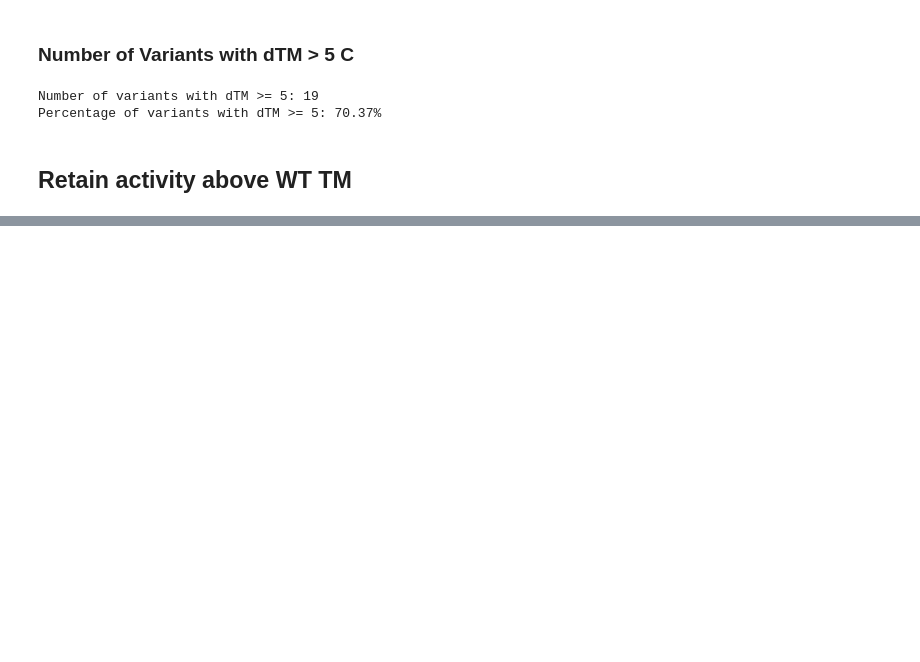
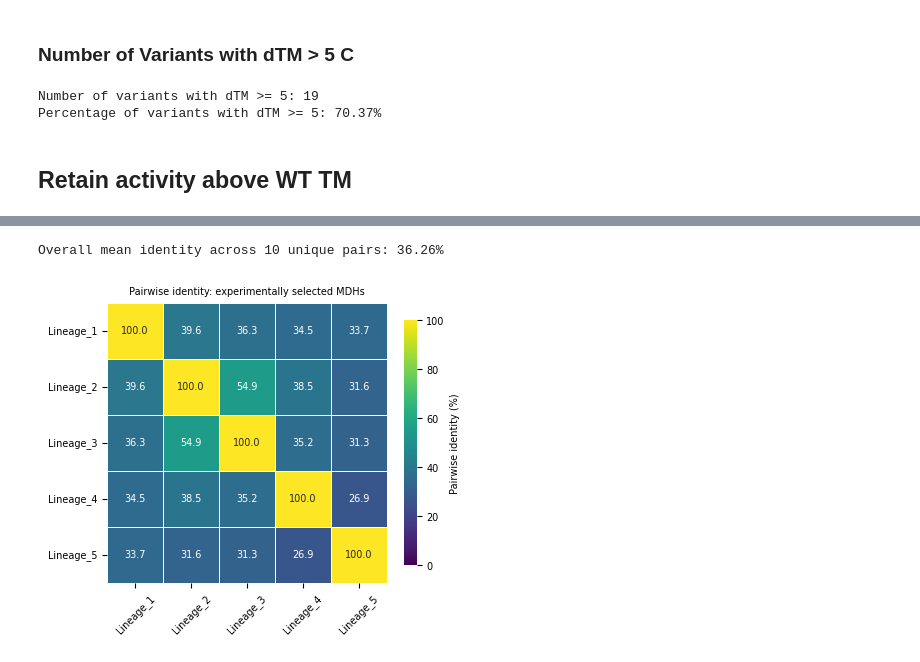
Before and after one commit to Umbriona/THOR_Analysis, a Jupyter notebook: Scripts/statements.ipynb, the cells around one changed output, grey strips where cells are left out. Cells and saved outputs as stored; diff of their text form; code cells hidden in the pictures; blank space fills up the shorter version.

Commit message:
Added a bunch of statistics for THOR performance and Experiments

```diff
--- a/Scripts/statements.ipynb
+++ b/Scripts/statements.ipynb
@@ -31,0 +257,74 @@ df =
+# %%
+from pathlib import Path
+import numpy as np
+import seaborn as sns
+import matplotlib.pyplot as plt
+
+# Plot settings
+size_mm = (75*1.5, 65*1.5)  # width, height in millimetres
+font_size = 7
+
+distance_path = Path('../Results/Statements/WT_MDH_Experiment.dist')
+distance_matrix = pd.read_csv(
+    distance_path,
+    sep=r'\s+',
+    skiprows=1,
+    header=None,
+    index_col=0,
+)
+distance_matrix.index.name = 'sequence'
+distance_matrix.columns = distance_matrix.index
+
+identity_matrix = (1 - distance_matrix) * 100
+identity_matrix.to_csv(
+    '../Results/Statements/WT_MDH_Experiment_identity_matrix.csv'
+)
+off_diagonal = ~np.eye(len(identity_matrix), dtype=bool)
+unique_pairs = np.triu(np.ones(identity_matrix.shape, dtype=bool), k=1)
+
+mean_identity_by_sequence = pd.DataFrame({
+    'mean_identity_percent': identity_matrix.where(off_diagonal).mean(axis=1),
+})
+overall_mean_identity = identity_matrix.to_numpy()[unique_pairs].mean()
+
+display(mean_identity_by_sequence.round(2))
+print(f'Overall mean identity across {unique_pairs.sum()} unique pairs: '
+      f'{overall_mean_identity:.2f}%')
+
+mean_identity_by_sequence.to_csv(
+    '../Results/Statements/WT_MDH_Experiment_mean_identity.csv'
+)
+
+fig, ax = plt.subplots(figsize=tuple(value / 25.4 for value in size_mm))
+sns.heatmap(
+    identity_matrix,
+    annot=True,
+    annot_kws={'fontsize': font_size},
+    fmt='.1f',
+    cmap='viridis',
+    vmin=0,
+    vmax=100,
+    square=True,
+    linewidths=0.5,
+    linecolor='white',
+    cbar_kws={'label': 'Pairwise identity (%)', 'shrink': 0.8},
+    ax=ax,
+)
+ax.set_title(
+    'Pairwise identity: experimentally selected MDHs',
+    fontsize=font_size,
+)
+ax.set_xlabel('', fontsize=font_size)
+ax.set_ylabel('', fontsize=font_size)
+ax.tick_params(axis='x', rotation=45, labelsize=font_size)
+ax.tick_params(axis='y', rotation=0, labelsize=font_size)
+colorbar = ax.collections[0].colorbar
+colorbar.ax.tick_params(labelsize=font_size)
+colorbar.set_label('Pairwise identity (%)', fontsize=font_size)
+fig.tight_layout()
+fig.savefig(
+    '../Results/Statements/WT_MDH_Experiment_identity_heatmap.pdf',
+    bbox_inches='tight',
+)
+plt.show()
+# %% [output]
@@ -31,0 +338,2 @@ df =
+Overall mean identity across 10 unique pairs: 36.26%
+[figure, added]
```
Also changed, not shown: parts of 15 cells of this notebook, 5 other files.
